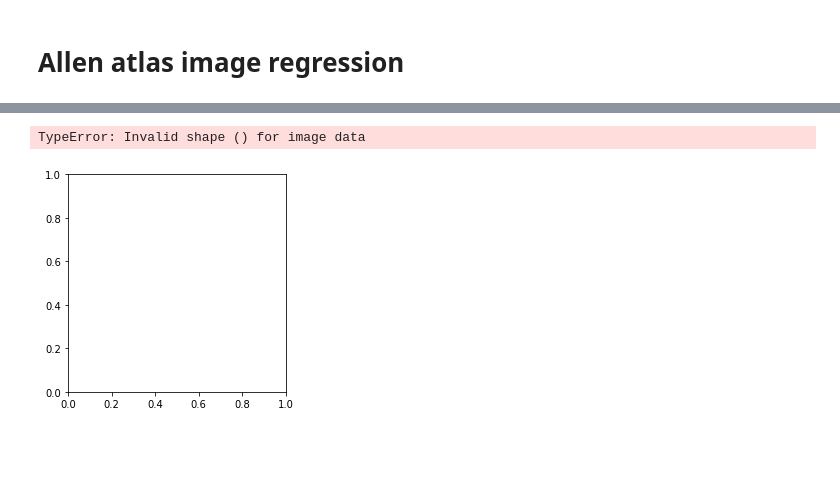
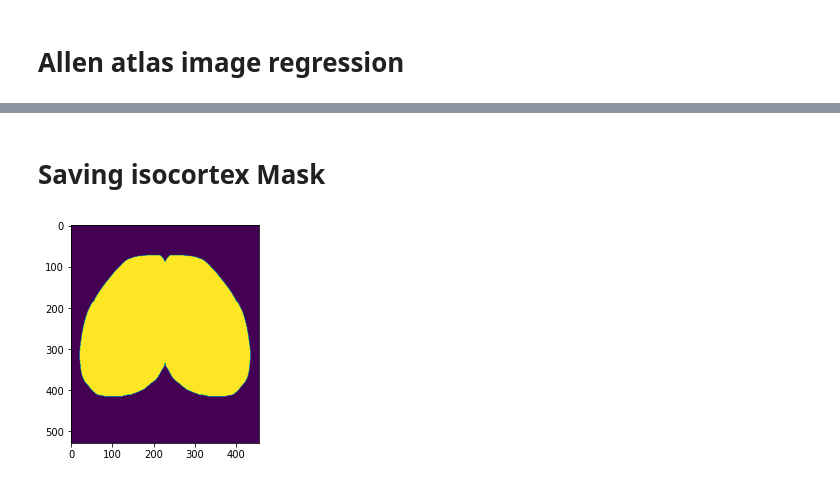
Before and after one commit to vincentpiano123/Atlas, a Jupyter notebook: Jupyter_T&E.ipynb, the cells around one changed output, grey strips where cells are left out. Saved outputs shown, nothing was run; the diff lists cells and outputs as text; code cells hidden in the pictures; blank space fills up the shorter version.

```diff
--- a/Jupyter_T&E.ipynb
+++ b/Jupyter_T&E.ipynb
@@ -28,3 +36,5 @@ isocortex_map, id_name_dict, bregma = map_generator(rsp, tree, structure='Isocor
+# %% [markdown]
+# Saving isocortex Mask
 # %%
 isocortex_mask = np.zeros(isocortex_map.shape)
 mask_list = []
@@ -34,6 +45,6 @@ isocortex_mask = create_mask(isocortex_map, mask_list)
 # %%
 plt.imshow(isocortex_mask)
+plt.imshow()
 plt.show()
 # %% [output]
-TypeError: Invalid shape () for image data
-[figure, old version]
+[figure, new version]
```
Also changed, not shown: parts of 26 cells of this notebook, 25 other files.
